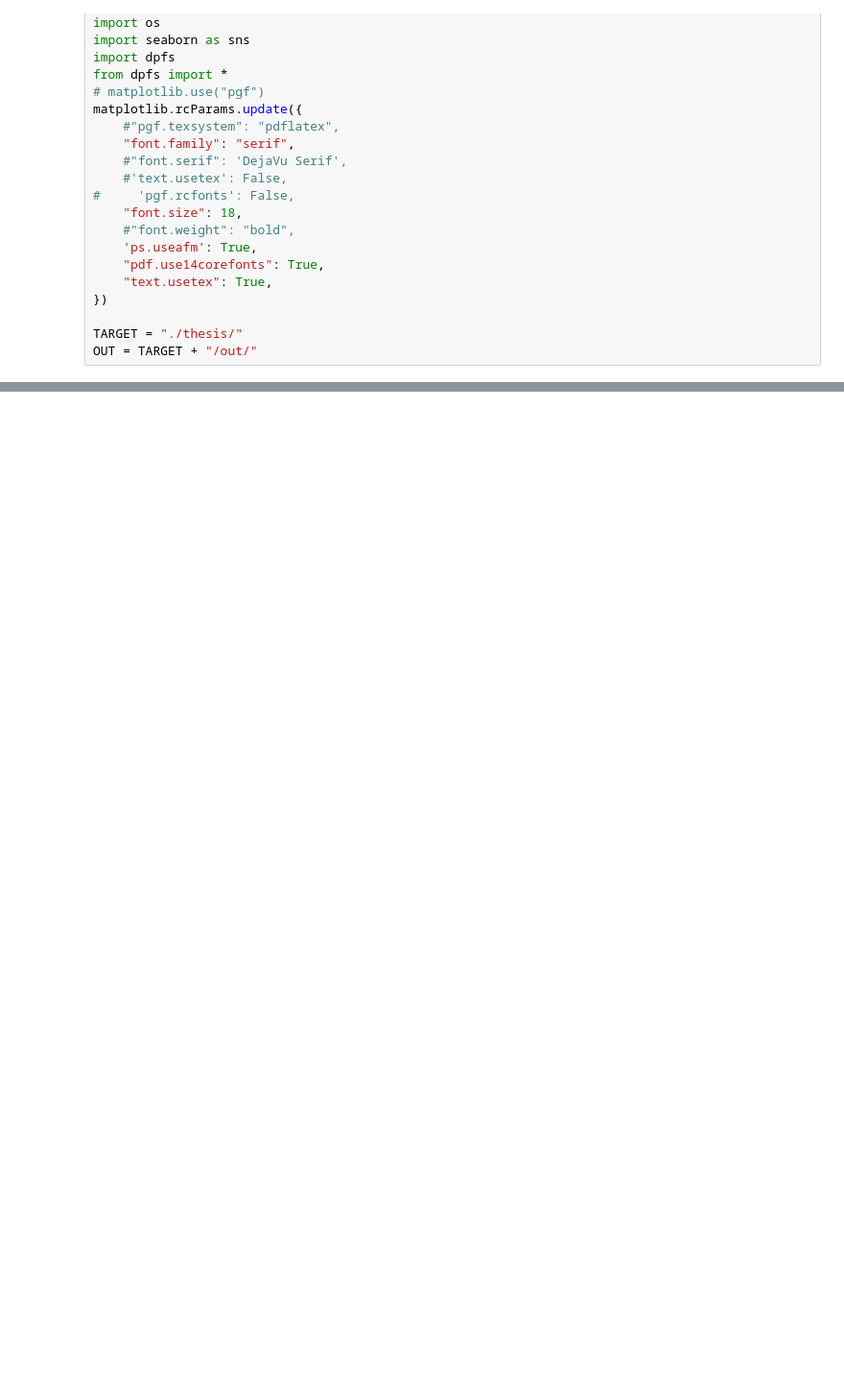
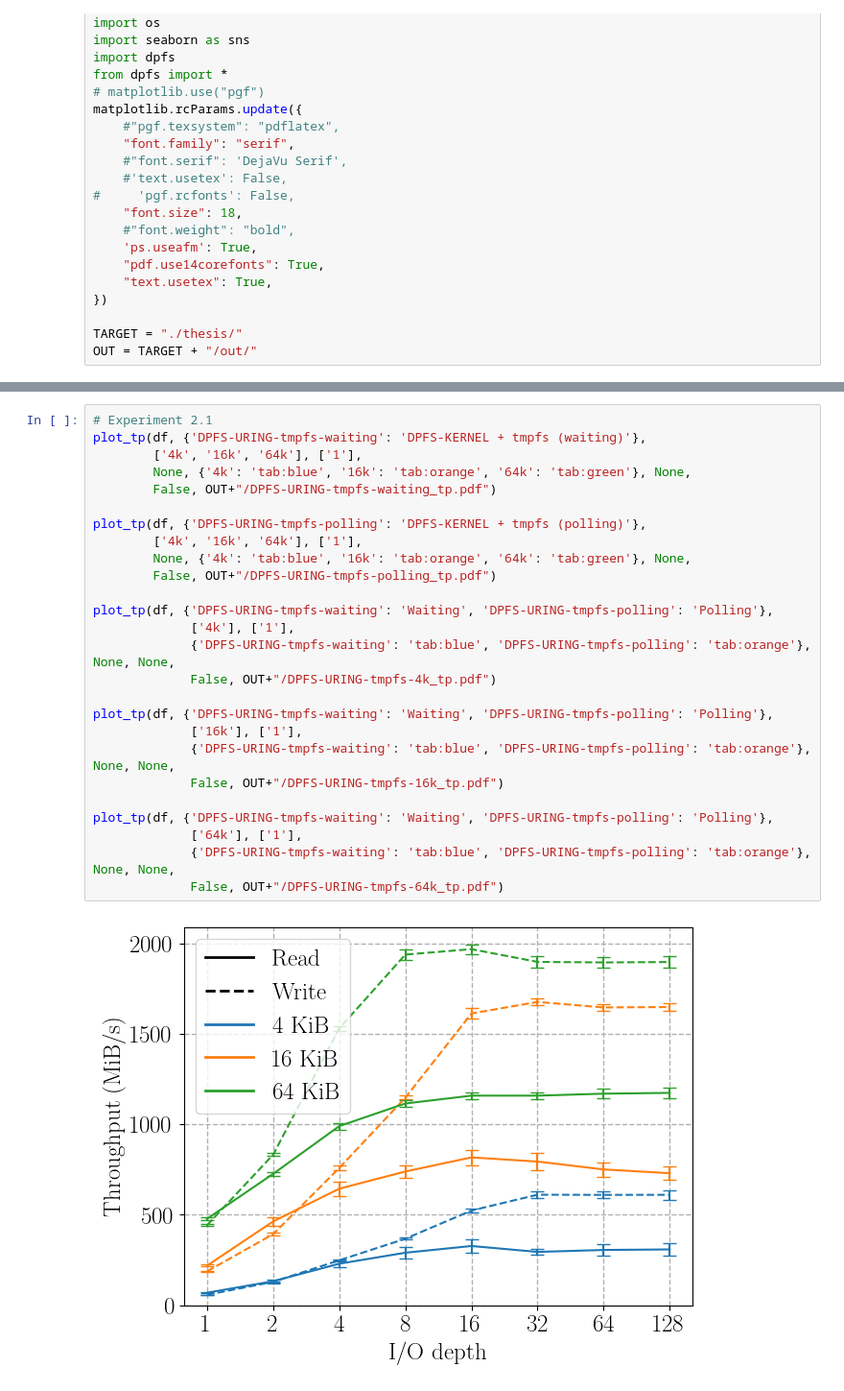
Before and after one commit to IBM/DPFS, a Jupyter notebook: experiments/results/thesis.ipynb, the cells around one changed output, grey strips where cells are left out. Shown: that part at 96% size. Saved outputs shown, nothing was run; the diff lists cells and outputs as text; blank space fills up the shorter version.

```diff
--- a/experiments/results/thesis.ipynb
+++ b/experiments/results/thesis.ipynb
@@ -95,0 +127,28 @@ plot_cdf(df_clat, {'DPFS-NFS-pre': 'DPFS-NFS pre-patch ', 'DPFS-NFS-post': 'DPFS
+# %%
+# Experiment 2.1
+plot_tp(df, {'DPFS-URING-tmpfs-waiting': 'DPFS-KERNEL + tmpfs (waiting)'},
+        ['4k', '16k', '64k'], ['1'],
+        None, {'4k': 'tab:blue', '16k': 'tab:orange', '64k': 'tab:green'}, None,
+        False, OUT+"/DPFS-URING-tmpfs-waiting_tp.pdf")
+
+plot_tp(df, {'DPFS-URING-tmpfs-polling': 'DPFS-KERNEL + tmpfs (polling)'},
+        ['4k', '16k', '64k'], ['1'],
+        None, {'4k': 'tab:blue', '16k': 'tab:orange', '64k': 'tab:green'}, None,
+        False, OUT+"/DPFS-URING-tmpfs-polling_tp.pdf")
+
+plot_tp(df, {'DPFS-URING-tmpfs-waiting': 'Waiting', 'DPFS-URING-tmpfs-polling': 'Polling'},
+             ['4k'], ['1'],
+             {'DPFS-URING-tmpfs-waiting': 'tab:blue', 'DPFS-URING-tmpfs-polling': 'tab:orange'}, None, None,
+             False, OUT+"/DPFS-URING-tmpfs-4k_tp.pdf")
+
+plot_tp(df, {'DPFS-URING-tmpfs-waiting': 'Waiting', 'DPFS-URING-tmpfs-polling': 'Polling'},
+             ['16k'], ['1'],
+             {'DPFS-URING-tmpfs-waiting': 'tab:blue', 'DPFS-URING-tmpfs-polling': 'tab:orange'}, None, None,
+             False, OUT+"/DPFS-URING-tmpfs-16k_tp.pdf")
+
+plot_tp(df, {'DPFS-URING-tmpfs-waiting': 'Waiting', 'DPFS-URING-tmpfs-polling': 'Polling'},
+             ['64k'], ['1'],
+             {'DPFS-URING-tmpfs-waiting': 'tab:blue', 'DPFS-URING-tmpfs-polling': 'tab:orange'}, None, None,
+             False, OUT+"/DPFS-URING-tmpfs-64k_tp.pdf")
+# %% [output]
+[figure, added]
```
Also changed, not shown: parts of 6 cells of this notebook, 15 other files.
